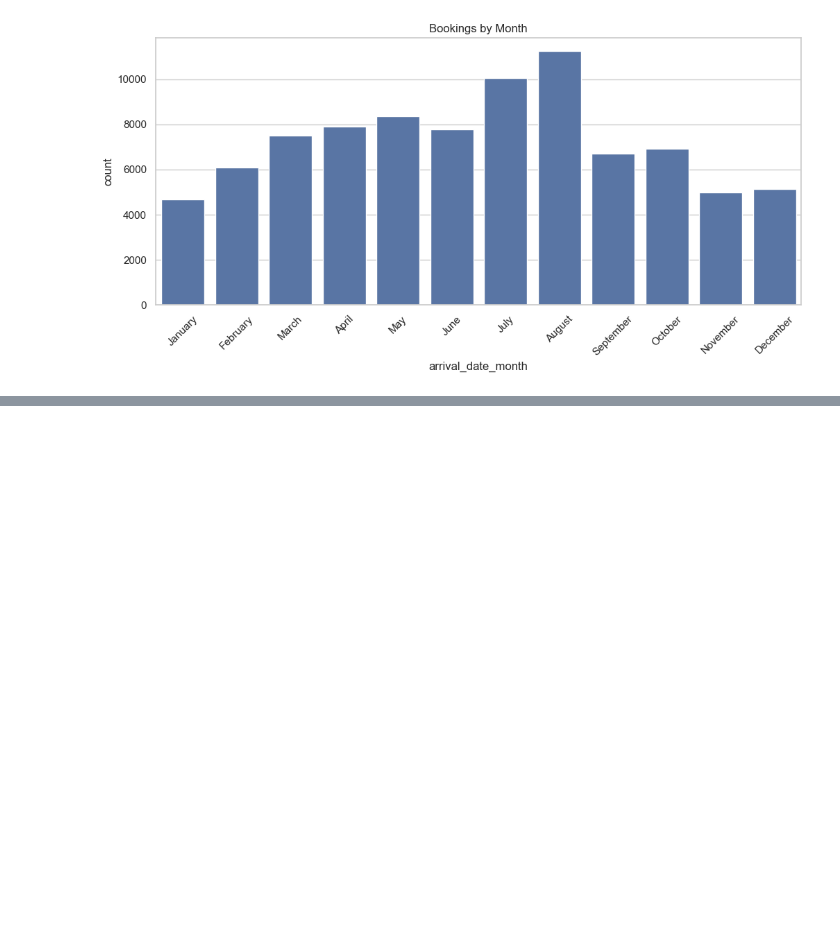
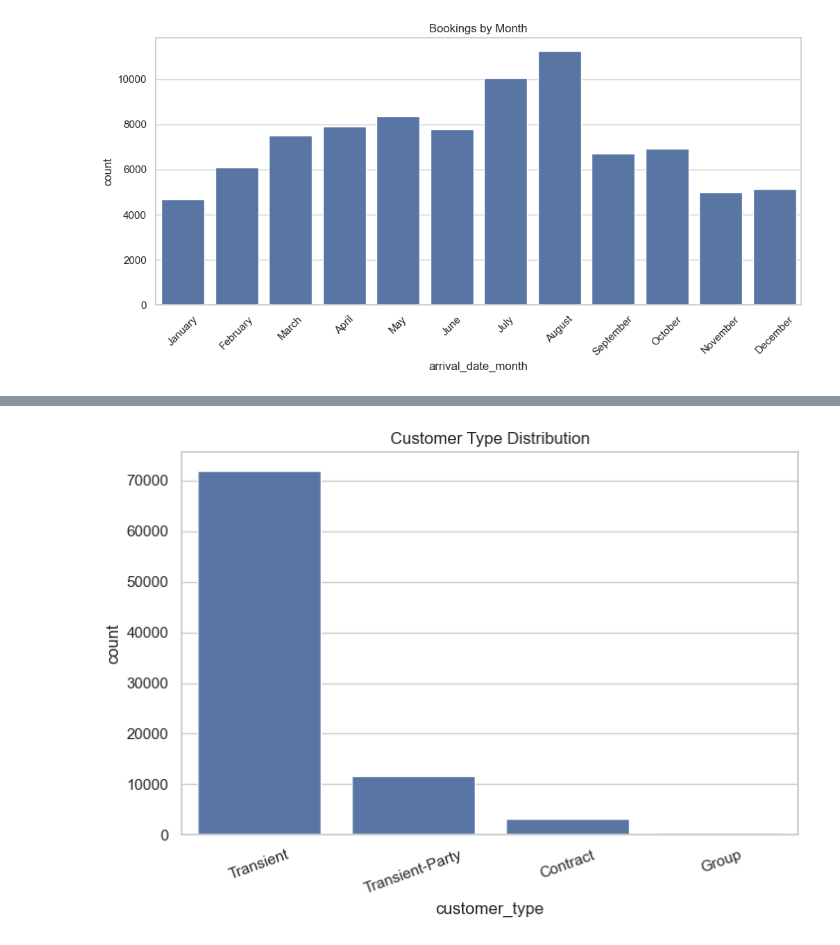
Before and after one commit to ghosh512005-commits/customer_retention_dynamic_pricing_analytics_project, a Jupyter notebook: notebooks/02_eda.ipynb, the cells around one changed output, grey strips where cells are left out. Cells and saved outputs as stored; diff of their text form; code cells hidden in the pictures; blank space fills up the shorter version.

```diff
--- a/notebooks/02_eda.ipynb
+++ b/notebooks/02_eda.ipynb
@@ -134,0 +159,23 @@ plt.show()
+# %%
+# customer type distribution
+
+plt.figure(figsize=(8,5))
+
+sns.countplot(
+    data=df,
+    x='customer_type',
+    order=df['customer_type'].value_counts().index
+)
+
+plt.title('Customer Type Distribution')
+plt.xticks(rotation=20)
+
+plt.savefig(
+    "../screenshots/week2/customer_type_distribution.png",
+    dpi=300,
+    bbox_inches="tight"
+)
+
+plt.show()
+# %% [output]
+[figure, added]
```
Also changed, not shown: parts of 25 cells of this notebook.
